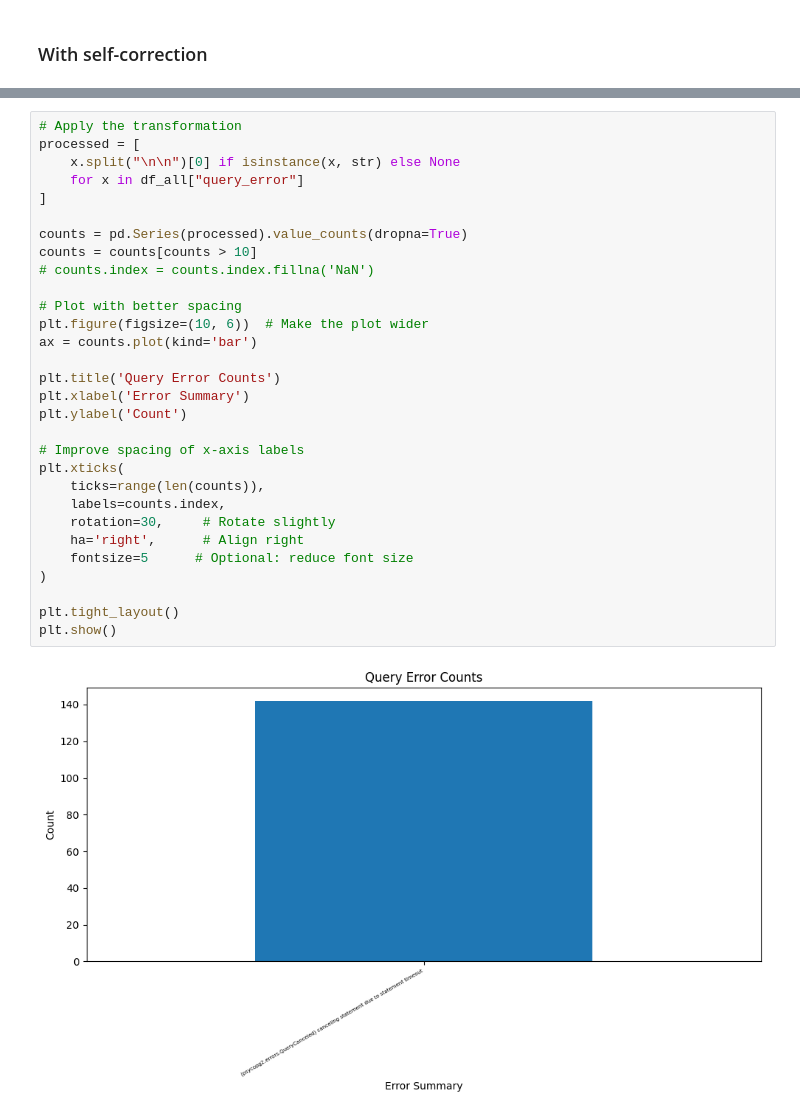
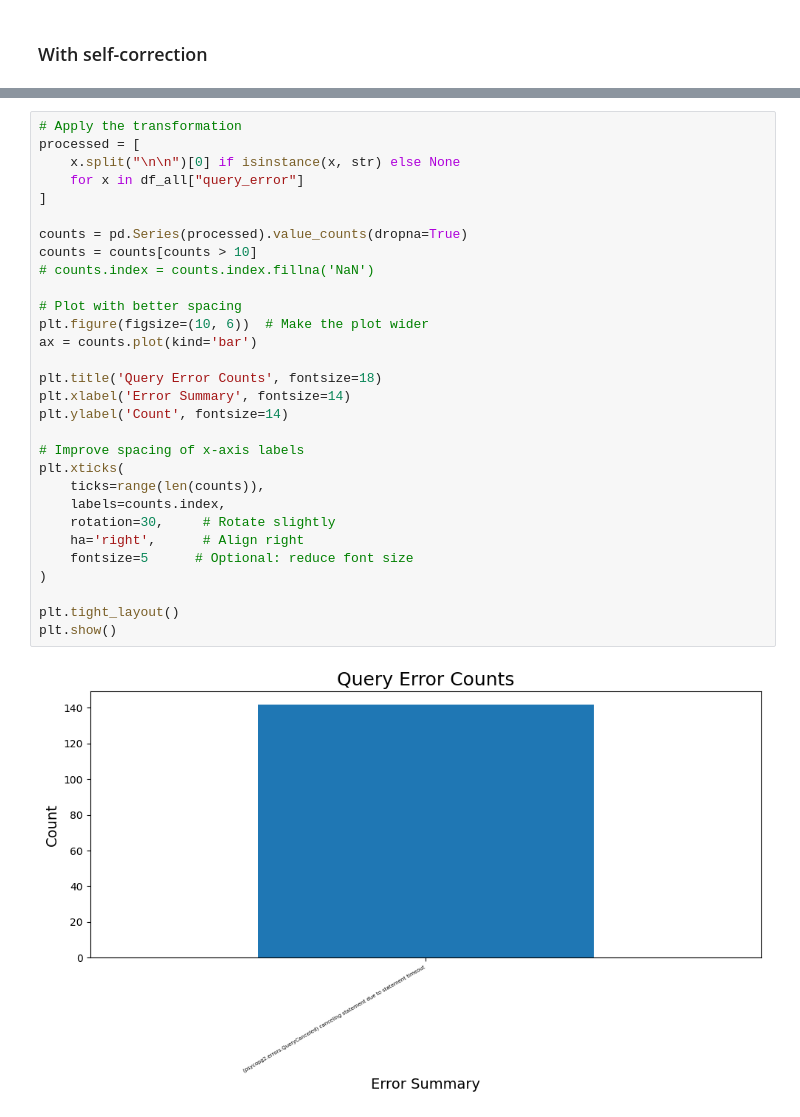
Before and after one commit to SimonSanfeliu/Tesis-Simon-Sanfeliu, a Jupyter notebook: Graphs_v2.ipynb, the cells around one changed output, grey strips where cells are left out. Drawn from its saved outputs; the diff is of its cells as text.

```diff
--- a/Graphs_v2.ipynb
+++ b/Graphs_v2.ipynb
@@ -348,32 +301,32 @@ plt.show()
 # %%
 # Apply the transformation
 processed = [
     x.split("\n\n")[0] if isinstance(x, str) else None
     for x in df_all["query_error"]
 ]
 
 counts = pd.Series(processed).value_counts(dropna=True)
 counts = counts[counts > 10]
 # counts.index = counts.index.fillna('NaN')
 
 # Plot with better spacing
 plt.figure(figsize=(10, 6))  # Make the plot wider
 ax = counts.plot(kind='bar')
 
-plt.title('Query Error Counts')
-plt.xlabel('Error Summary')
-plt.ylabel('Count')
+plt.title('Query Error Counts', fontsize=18)
+plt.xlabel('Error Summary', fontsize=14)
+plt.ylabel('Count', fontsize=14)
 
 # Improve spacing of x-axis labels
 plt.xticks(
     ticks=range(len(counts)),
     labels=counts.index,
     rotation=30,     # Rotate slightly
     ha='right',      # Align right
     fontsize=5      # Optional: reduce font size
 )
 
 plt.tight_layout()
 plt.show()
 # %% [output]
-[figure, old version]
+[figure, new version]
```
Also changed, not shown: parts of 4 cells of this notebook.
